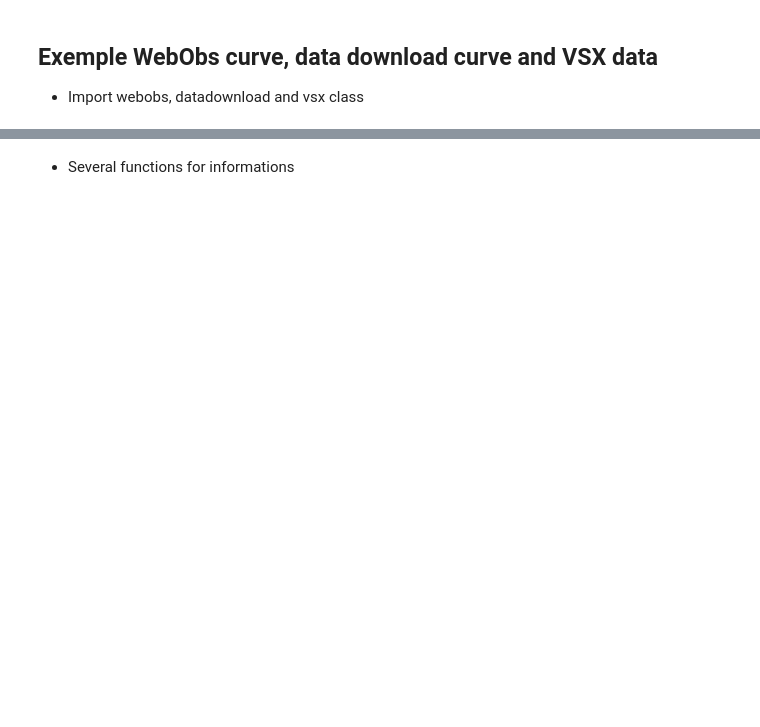
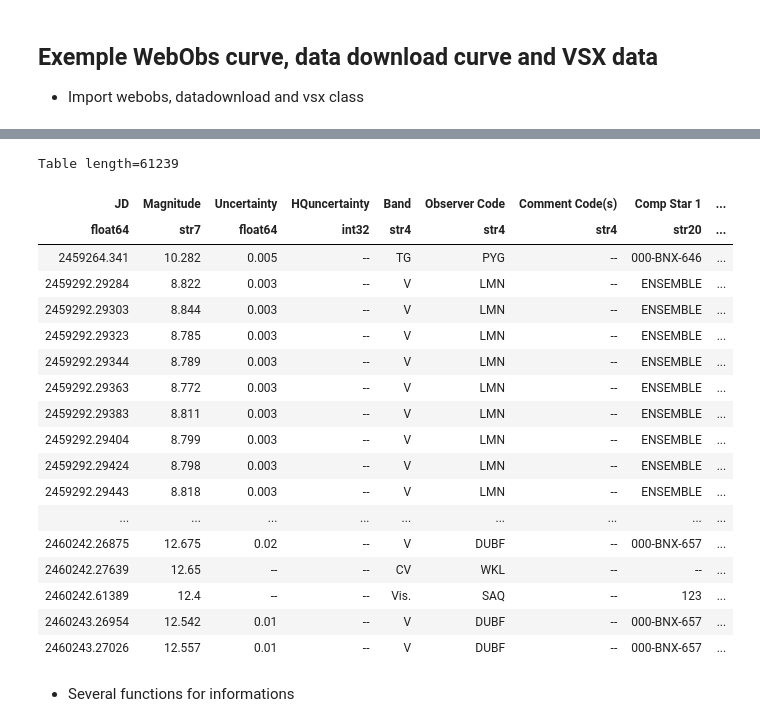
Before and after one commit to dtouzan/ciboulette, a Jupyter notebook: notebook/exemple-aavso.ipynb, the cells around one changed output, grey strips where cells are left out. Drawn from its saved outputs; the diff is of its cells as text; code cells hidden in the pictures; blank space fills up the shorter version.

```diff
--- a/notebook/exemple-aavso.ipynb
+++ b/notebook/exemple-aavso.ipynb
@@ -11,3 +181,25 @@ c = datadownload(filtername='V',fileinput='aavsodataw.csv')
+# %%
+c.observations
+# %% [output]
+Table length=61239
+| JD | Magnitude | Uncertainty | HQuncertainty | Band | Observer Code | Comment Code(s) | Comp Star 1 | ... |
+| float64 | str7 | float64 | int32 | str4 | str4 | str4 | str20 | ... |
+| 2459264.341 | 10.282 | 0.005 | -- | TG | PYG | -- | 000-BNX-646 | ... |
+| 2459292.29284 | 8.822 | 0.003 | -- | V | LMN | -- | ENSEMBLE | ... |
+| 2459292.29303 | 8.844 | 0.003 | -- | V | LMN | -- | ENSEMBLE | ... |
+| 2459292.29323 | 8.785 | 0.003 | -- | V | LMN | -- | ENSEMBLE | ... |
+| 2459292.29344 | 8.789 | 0.003 | -- | V | LMN | -- | ENSEMBLE | ... |
+| 2459292.29363 | 8.772 | 0.003 | -- | V | LMN | -- | ENSEMBLE | ... |
+| 2459292.29383 | 8.811 | 0.003 | -- | V | LMN | -- | ENSEMBLE | ... |
+| 2459292.29404 | 8.799 | 0.003 | -- | V | LMN | -- | ENSEMBLE | ... |
+| 2459292.29424 | 8.798 | 0.003 | -- | V | LMN | -- | ENSEMBLE | ... |
+| 2459292.29443 | 8.818 | 0.003 | -- | V | LMN | -- | ENSEMBLE | ... |
+| ... | ... | ... | ... | ... | ... | ... | ... | ... |
+| 2460242.26875 | 12.675 | 0.02 | -- | V | DUBF | -- | 000-BNX-657 | ... |
+| 2460242.27639 | 12.65 | -- | -- | CV | WKL | -- | -- | ... |
+| 2460242.61389 | 12.4 | -- | -- | Vis. | SAQ | -- | 123 | ... |
+| 2460243.26954 | 12.542 | 0.01 | -- | V | DUBF | -- | 000-BNX-657 | ... |
+| 2460243.27026 | 12.557 | 0.01 | -- | V | DUBF | -- | 000-BNX-657 | ... |
 # %% [markdown]
 - Several functions for informations
 # %%
```
Also changed, not shown: parts of 61 cells of this notebook, 1 other file.
